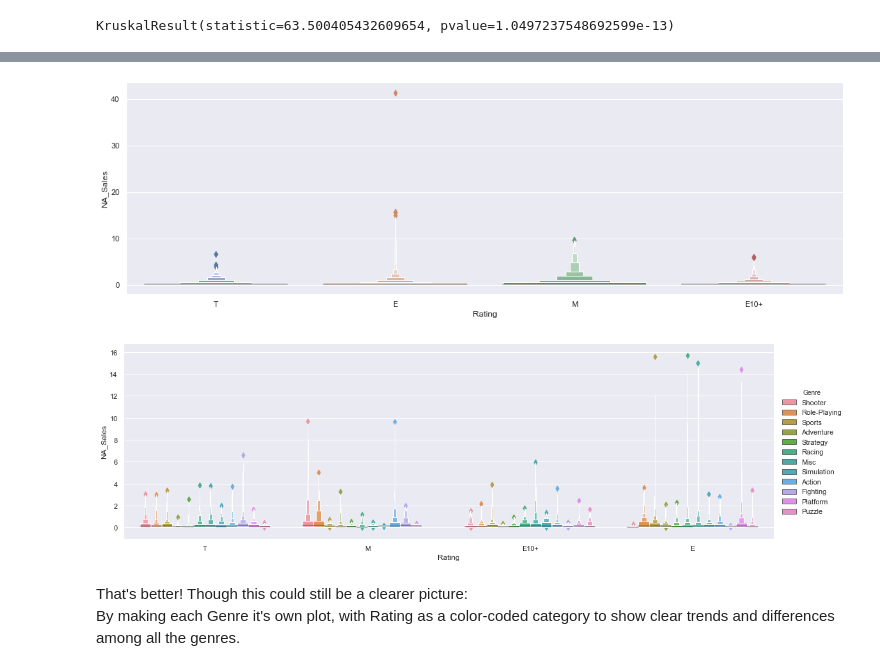
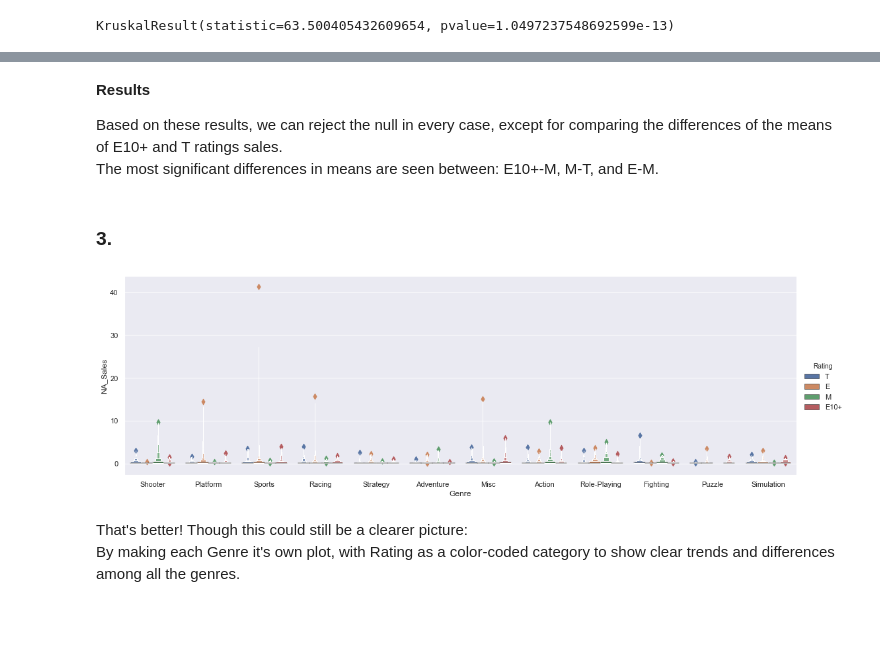
Before and after one commit to rjstange/Video-Game-Sales-by-ESRB-Rating, a Jupyter notebook: Video Game Sales By Maturity Rating.ipynb, the cells around one changed output, grey strips where cells are left out. Cells and saved outputs as stored; diff of their text form; code cells hidden in the pictures; blank space fills up the shorter version.

```diff
--- a/Video Game Sales By Maturity Rating.ipynb
+++ b/Video Game Sales By Maturity Rating.ipynb
@@ -117,26 +162,23 @@ From this, we can tell that at least one group is significantly different from t
+# %% [markdown]
+**Results**
+
+Based on these results, we can reject the null in every case, except for comparing the differences of the means of E10+ and T ratings sales.
+<br>The most significant differences in means are seen between: E10+-M, M-T, and E-M.
+<br>
+# %% [markdown]
+### 3.
 # %%
 sns.catplot(
-    x="Rating",
+    x="Genre",
     y="NA_Sales",
     kind="boxen",
+    hue="Rating",
     aspect=3,
     data=na_sales_e_to_m.sort_values("NA_Sales")
 )
 plt.show()
 # %% [output]
-[figure, old version]
+[figure, new version]
-# %%
-sns.catplot(
-    x="Rating",
-    y="NA_Sales",
-    kind="boxen",
-    hue="Genre",
-    aspect=3,
-    data=na_sales_e_to_m.sort_values("NA_Sales")
-)
-plt.show()
-# %% [output]
-[figure, removed]
 # %% [markdown]
 That's better! Though this could still be a clearer picture:<br>
 By making each Genre it's own plot, with Rating as a color-coded category to show clear trends and differences among all the genres.
```
Also changed, not shown: parts of 25 cells of this notebook.
